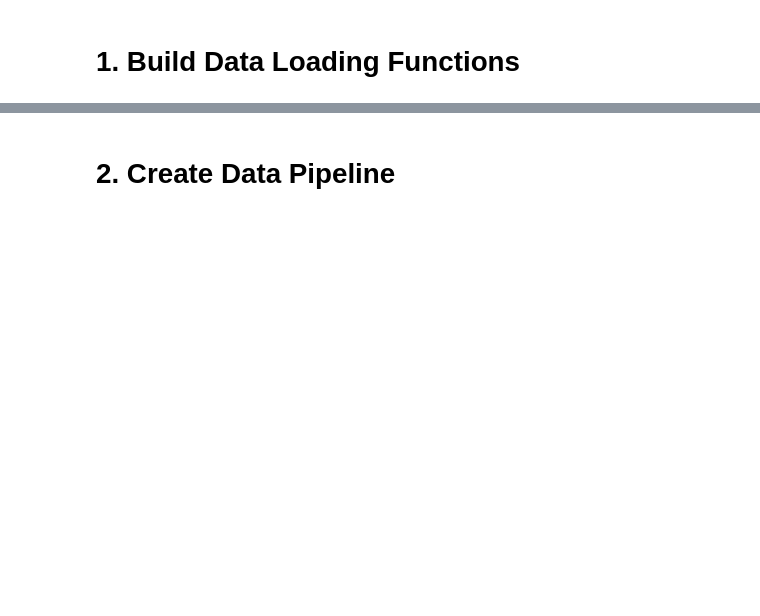
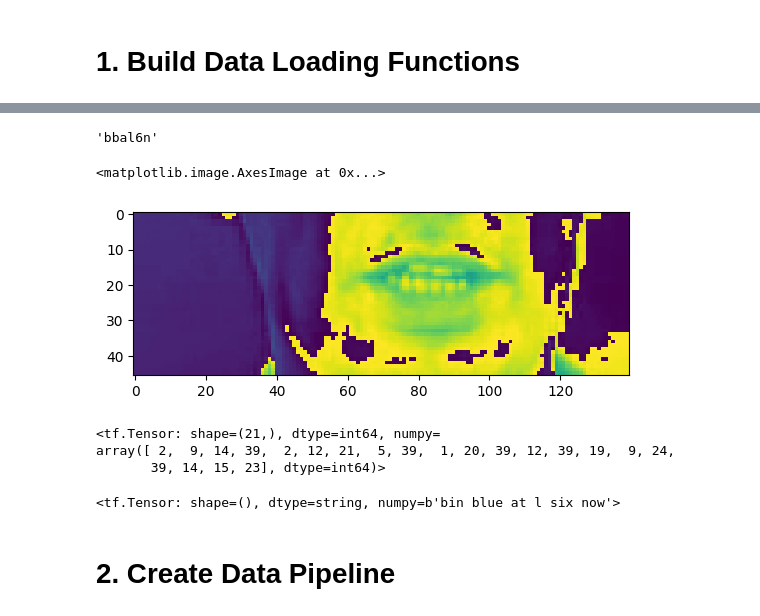
Before and after one commit to nicknochnack/LipNet, a Jupyter notebook: LipNet.ipynb, the cells around one changed output, grey strips where cells are left out. Drawn from its saved outputs; the diff is of its cells as text; code cells hidden in the pictures; blank space fills up the shorter version.

```diff
--- a/LipNet.ipynb
+++ b/LipNet.ipynb
@@ -61,9 +99,6 @@ def load_alignments(path:str) -> List[str]:
         if line[2] != 'sil':
             tokens = [*tokens,' ',line[2]]
     return char_to_num(tf.reshape(tf.strings.unicode_split(tokens, input_encoding='UTF-8'), (-1)))[1:]
-# %%
-with open('./data/alignments/s1/bbal6n.align', 'r') as f:
-        lines = f.readlines()
 # %%
 def load_data(path: str):
     path = bytes.decode(path.numpy())
@@ -78,8 +113,27 @@ def load_data(path: str):
     return frames, alignments
 # %%
 test_path = '.\\data\\s1\\bbal6n.mpg'
+# %%
+tf.convert_to_tensor(test_path).numpy().decode('utf-8').split('\\')[-1].split('.')[0]
+# %% [output]
+'bbal6n'
 # %%
-load_data(tf.convert_to_tensor(test_path))
+frames, alignments = load_data(tf.convert_to_tensor(test_path))
+# %%
+plt.imshow(frames[40])
+# %% [output]
+<matplotlib.image.AxesImage at 0x...>
+[figure, added]
+# %%
+alignments
+# %% [output]
+<tf.Tensor: shape=(21,), dtype=int64, numpy=
+array([ 2,  9, 14, 39,  2, 12, 21,  5, 39,  1, 20, 39, 12, 39, 19,  9, 24,
+       39, 14, 15, 23], dtype=int64)>
+# %%
+tf.strings.reduce_join([bytes.decode(x) for x in num_to_char(alignments.numpy()).numpy()])
+# %% [output]
+<tf.Tensor: shape=(), dtype=string, numpy=b'bin blue at l six now'>
 # %%
 def mappable_function(path:str) ->List[str]:
     result = tf.py_function(load_data, [path], (tf.float32, tf.int64))
```
Also changed, not shown: parts of 40 cells of this notebook.
